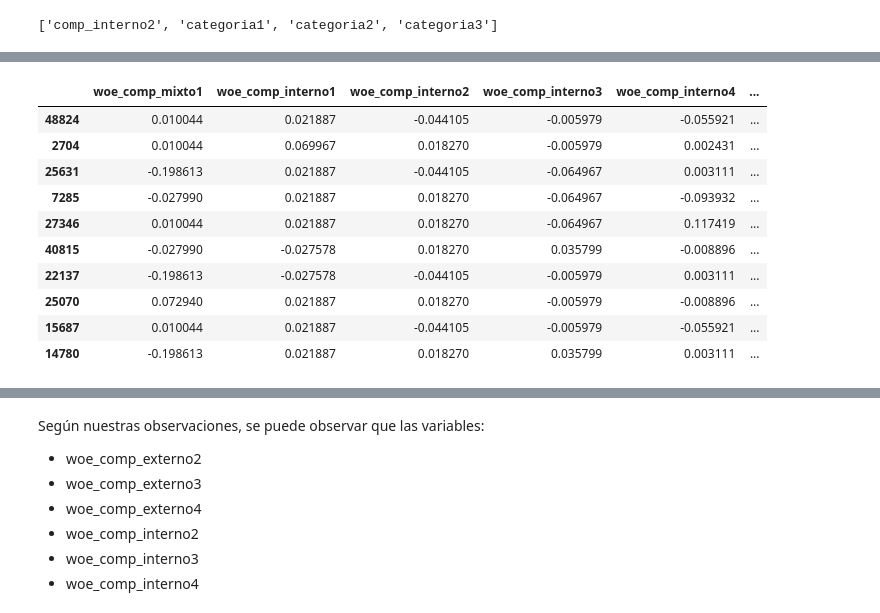
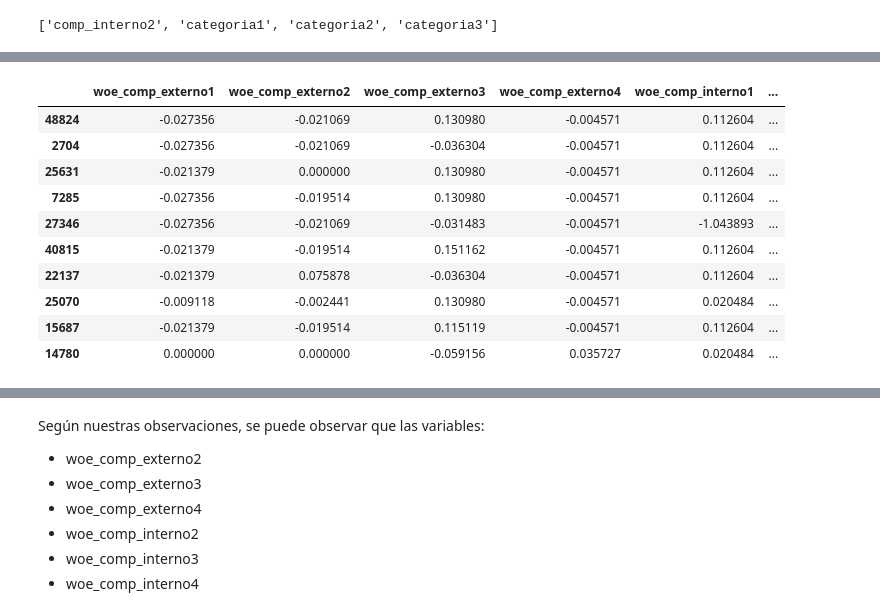
Before and after one commit to BrianPgz/HomeWork1_ML, a Jupyter notebook: Tarea2.ipynb, the cells around one changed output, grey strips where cells are left out. Saved outputs shown, nothing was run; the diff lists cells and outputs as text; code cells hidden in the pictures.

```diff
--- a/Tarea2.ipynb
+++ b/Tarea2.ipynb
@@ -317,5 +317,5 @@ base_general_4=pd.read_csv("C:\\Users\\andre\\Desktop\\Daniel .v\\Semestre 2022-
 # %%
-base_general_4=base_general_4.iloc[:,1:]
+#base_general_4=base_general_4.iloc[:,1:]
 # %%
 base_general_4.head()
 # %% [output]
@@ -377,6 +378,6 @@ memory usage: 1.7+ MB
 # %%
-#y=train.Respuesta
-y=train.credito
+y=train.Respuesta
+#y=train.credito
 # %%
 categoricas=[columnas.remove("comp_interno2"),columnas.remove("categoria1"),columnas.remove("categoria2"),columnas.remove("categoria3")]
 categoricas=["comp_interno2","categoria1","categoria2","categoria3"]
@@ -400,23 +408,25 @@ columnas
 # %%
-columnas.remove("credito")
-
+#columnas.remove("credito")
+columnas.remove("Respuesta")
 #Ver qué pasa con las fechas
 columnas.remove("fecha_inicio")
-#columnas.remove("ultima_fecha")
-columnas.remove("mes_informacion")
+columnas.remove("ultima_fecha")
+#columnas.remove("mes_informacion")
 # %%
 opts=[]
 denuevo=list(base_general_4.columns.values)
 denuevo.remove("_id_")
 denuevo.remove("_id2_")
-denuevo.remove("credito")
+denuevo.remove("Respuesta")
+#denuevo.remove("credito")
 #Por alta correlación se quitan los siguientes
 #denuevo.remove("avg(comportamiento_j)")
 #denuevo.remove("max(comportamiento_j)")
 #denuevo.remove("uno_o_mas")
 #denuevo.remove("comp_externo1")
 denuevo.remove("fecha_inicio")
-denuevo.remove("mes_informacion")
+denuevo.remove("ultima_fecha")
+#denuevo.remove("mes_informacion")
 #denuevo.remove("inversion")
 #denuevo.remove("comp_interno3")
 for i in denuevo:
@@ -464,19 +474,22 @@ plt.show()
 # %%
-X_woe_train=train.iloc[:,14:]
-y_train=train.iloc[:,13]
+#X_woe_train=train.iloc[:,14:]
+#y_train=train.iloc[:,13]
+X_woe_train=train.iloc[:,21:]
+y_train=train.iloc[:,20]
+
 X_woe_train.head(10)
 # %% [output]
-|  | woe_comp_mixto1 | woe_comp_interno1 | woe_comp_interno2 | woe_comp_interno3 | woe_comp_interno4 | ... |
-| 48824 | 0.010044 | 0.021887 | -0.044105 | -0.005979 | -0.055921 | ... |
-| 2704 | 0.010044 | 0.069967 | 0.018270 | -0.005979 | 0.002431 | ... |
-| 25631 | -0.198613 | 0.021887 | -0.044105 | -0.064967 | 0.003111 | ... |
-| 7285 | -0.027990 | 0.021887 | 0.018270 | -0.064967 | -0.093932 | ... |
-| 27346 | 0.010044 | 0.021887 | 0.018270 | -0.064967 | 0.117419 | ... |
-| 40815 | -0.027990 | -0.027578 | 0.018270 | 0.035799 | -0.008896 | ... |
-| 22137 | -0.198613 | -0.027578 | -0.044105 | -0.005979 | 0.003111 | ... |
-| 25070 | 0.072940 | 0.021887 | 0.018270 | -0.005979 | -0.008896 | ... |
-| 15687 | 0.010044 | 0.021887 | -0.044105 | -0.005979 | -0.055921 | ... |
-| 14780 | -0.198613 | 0.021887 | 0.018270 | 0.035799 | 0.003111 | ... |
+|  | woe_comp_externo1 | woe_comp_externo2 | woe_comp_externo3 | woe_comp_externo4 | woe_comp_interno1 | ... |
+| 48824 | -0.027356 | -0.021069 | 0.130980 | -0.004571 | 0.112604 | ... |
+| 2704 | -0.027356 | -0.021069 | -0.036304 | -0.004571 | 0.112604 | ... |
+| 25631 | -0.021379 | 0.000000 | 0.130980 | -0.004571 | 0.112604 | ... |
+| 7285 | -0.027356 | -0.019514 | 0.130980 | -0.004571 | 0.112604 | ... |
+| 27346 | -0.027356 | -0.021069 | -0.031483 | -0.004571 | -1.043893 | ... |
+| 40815 | -0.021379 | -0.019514 | 0.151162 | -0.004571 | 0.112604 | ... |
+| 22137 | -0.021379 | 0.075878 | -0.036304 | -0.004571 | 0.112604 | ... |
+| 25070 | -0.009118 | -0.002441 | 0.130980 | -0.004571 | 0.020484 | ... |
+| 15687 | -0.021379 | -0.019514 | 0.115119 | -0.004571 | 0.112604 | ... |
+| 14780 | 0.000000 | 0.000000 | -0.059156 | 0.035727 | 0.020484 | ... |
 # %%
 import statsmodels.api as sm
 logitmodel=sm.Logit(y_train,sm.add_constant(X_woe_train)).fit()
```
Also changed, not shown: parts of 46 cells of this notebook, 1 other file.
